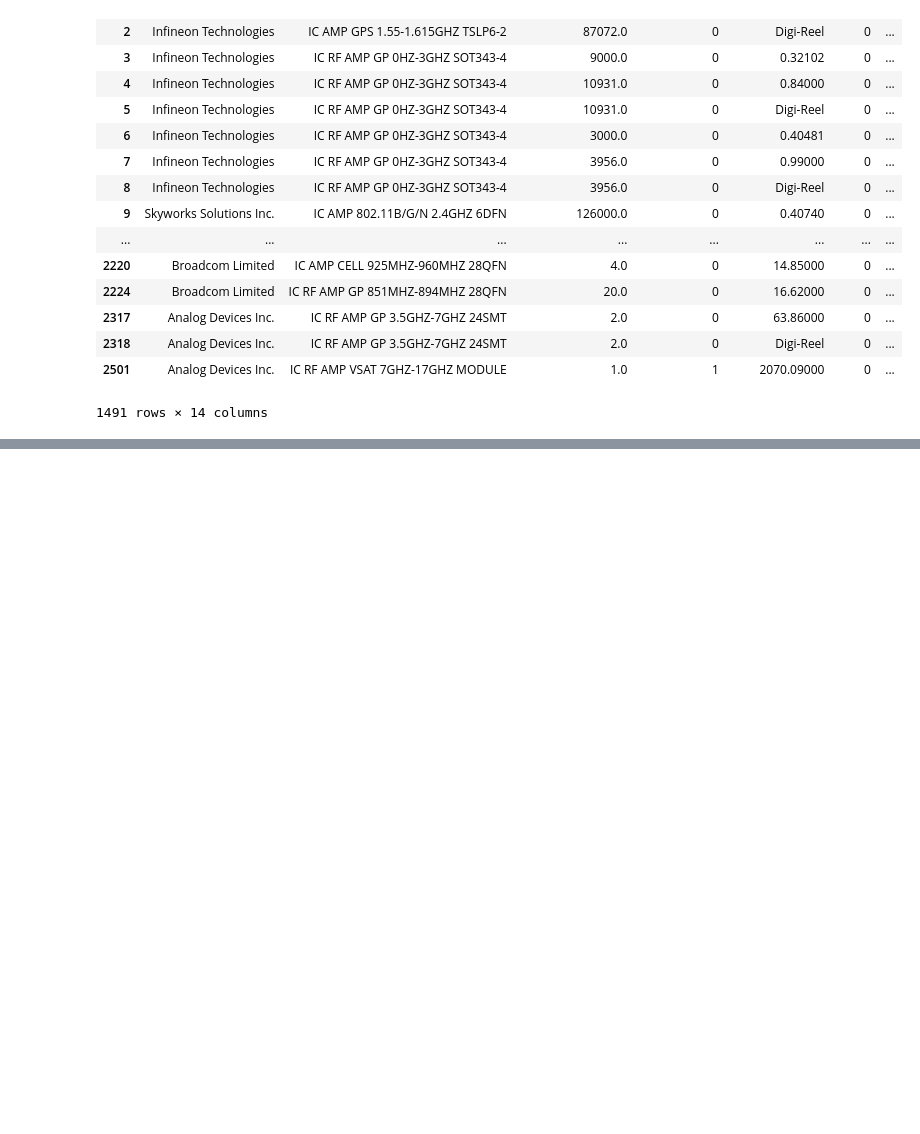
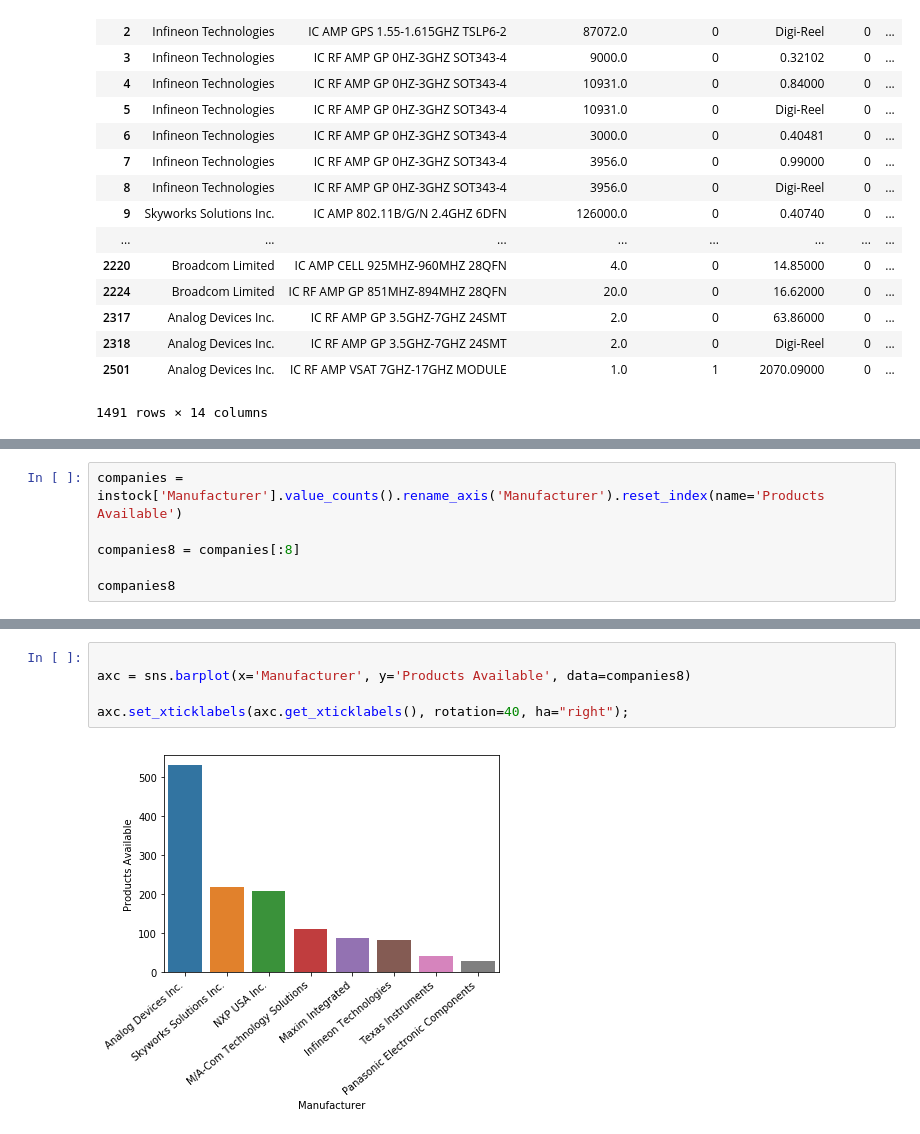
Before and after one commit to damerei/DS-Unit-1-Sprint-5-Data-Storytelling-Blog-Post, a Jupyter notebook: Data_Visualization_Project.ipynb, the cells around one changed output, grey strips where cells are left out. Drawn from its saved outputs; the diff is of its cells as text; blank space fills up the shorter version.

```diff
--- a/Data_Visualization_Project.ipynb
+++ b/Data_Visualization_Project.ipynb
@@ -184,0 +180,6 @@ companies[:8].plot.bar()
+# %%
+companies = instock['Manufacturer'].value_counts().rename_axis('Manufacturer').reset_index(name='Products Available')
+
+companies8 = companies[:8]
+
+companies8
@@ -184,0 +207,7 @@ companies[:8].plot.bar()
+# %%
+
+axc = sns.barplot(x='Manufacturer', y='Products Available', data=companies8)
+
+axc.set_xticklabels(axc.get_xticklabels(), rotation=40, ha="right");
+# %% [output]
+[figure, added]
```
Also changed, not shown: parts of 17 cells of this notebook.
